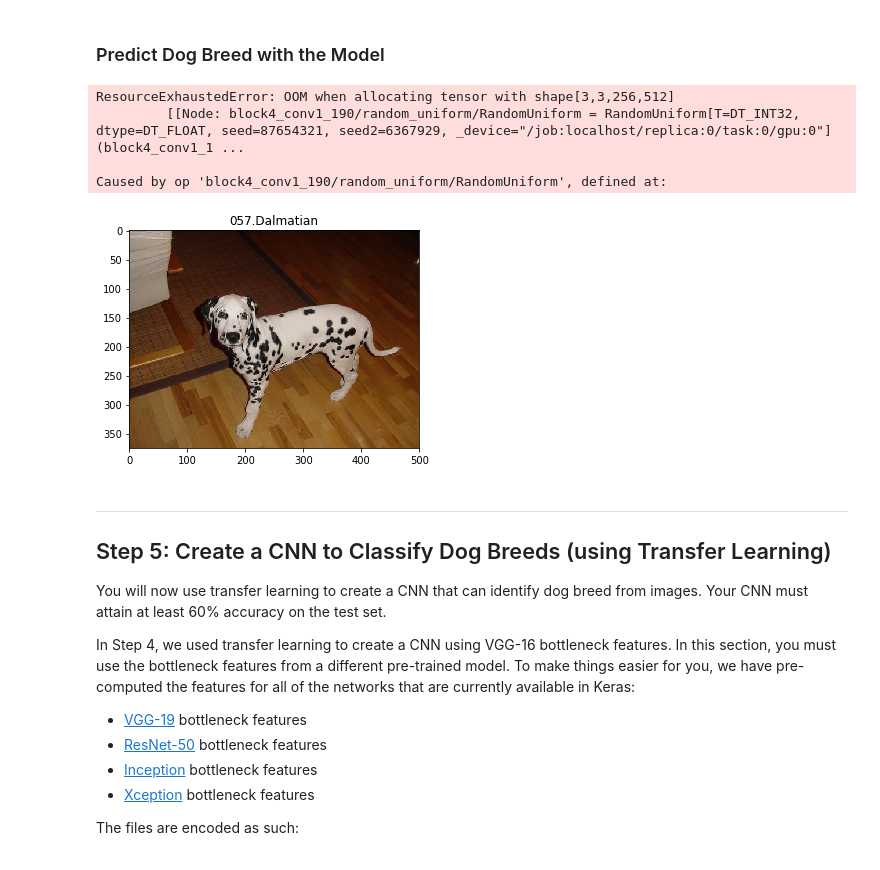
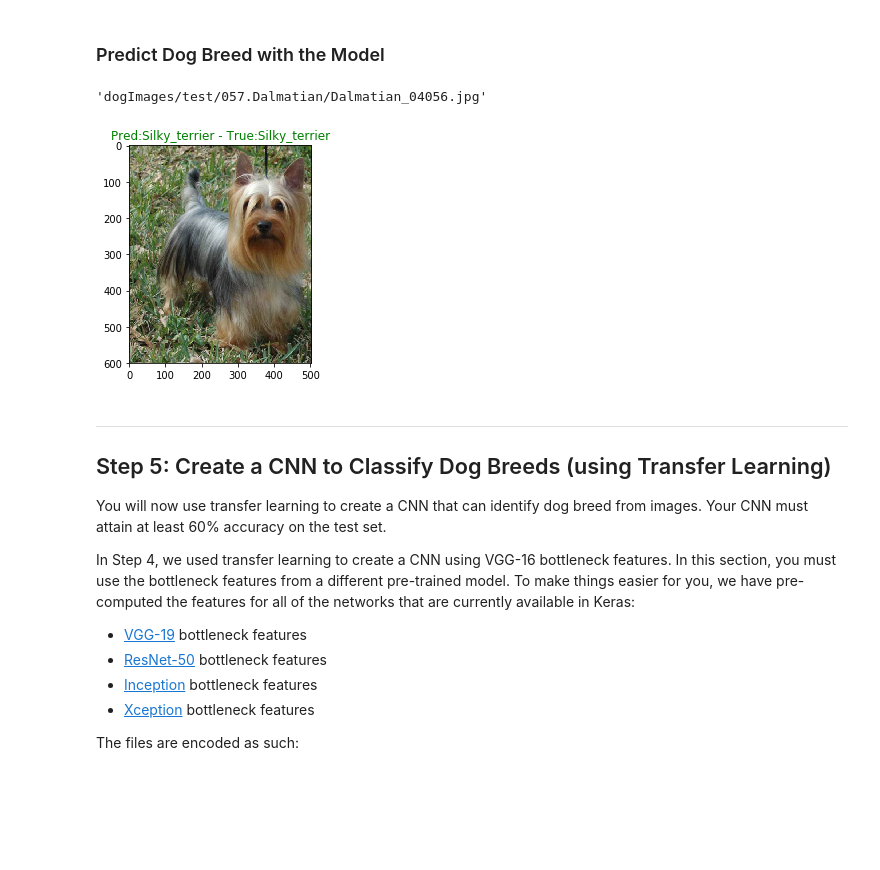
Before and after one commit to m00nd00r/Dog-Breed-App, a Jupyter notebook: dog_app.ipynb, the cells around one changed output. Drawn from its saved outputs; the diff is of its cells as text; code cells hidden in the pictures; blank space fills up the shorter version.

Commit message:
update: VGG16 transfer predictor.

```diff
--- a/dog_app.ipynb
+++ b/dog_app.ipynb
@@ -754,6 +749,10 @@ print('Test accuracy: %.4f%%' % test_accuracy)
 Test accuracy: 34.0909%
 # %% [markdown]
 ### Predict Dog Breed with the Model
+# %%
+test_files[0]
+# %% [output]
+'dogImages/test/057.Dalmatian/Dalmatian_04056.jpg'
 # %%
 from extract_bottleneck_features import *
 
@@ -764,22 +763,19 @@ def VGG16_predict_breed(img_path):
     predicted_vector = VGG16_model.predict(bottleneck_feature)
     # return dog breed that is predicted by the model
     return dog_names[np.argmax(predicted_vector)]
-# %%
-VGG16_predict_breed(test_files[0])
-# %% [output]
-ResourceExhaustedError: OOM when allocating tensor with shape[3,3,256,512]
-         [[Node: block4_conv1_190/random_uniform/RandomUniform = RandomUniform[T=DT_INT32, dtype=DT_FLOAT, seed=87654321, seed2=6367929, _device="/job:localhost/replica:0/task:0/gpu:0"](block4_conv1_1 ...
-
-Caused by op 'block4_conv1_190/random_uniform/RandomUniform', defined at:
 # %%
-img = cv2.imread(test_files[0])
-cv_rgb = cv2.cvtColor(img, cv2.COLOR_BGR2RGB)
-title = test_files[0].rsplit('/',2)[1]
-plt.title(title)
-plt.imshow(cv_rgb)
-plt.show()
+def show_prediction(img_path):
+    pred = VGG16_predict_breed(img_path)
+    img = cv2.imread(img_path)
+    cv_rgb = cv2.cvtColor(img, cv2.COLOR_BGR2RGB)
+    true = img_path.rsplit('/',1)[1].rsplit('_',1)[0]
+    plt.title("Pred:{} - True:{}".format(pred, true), color=("green" if pred == true else "red"))
+    plt.imshow(cv_rgb)
+    plt.show()
-# %% [output]
-[figure, removed]
+# %%
+show_prediction(test_files[800])
+# %% [output]
+[figure, added]
 # %% [markdown]
 ---
 <a id='step5'></a>
```
Also changed, not shown: parts of 6 cells of this notebook.
